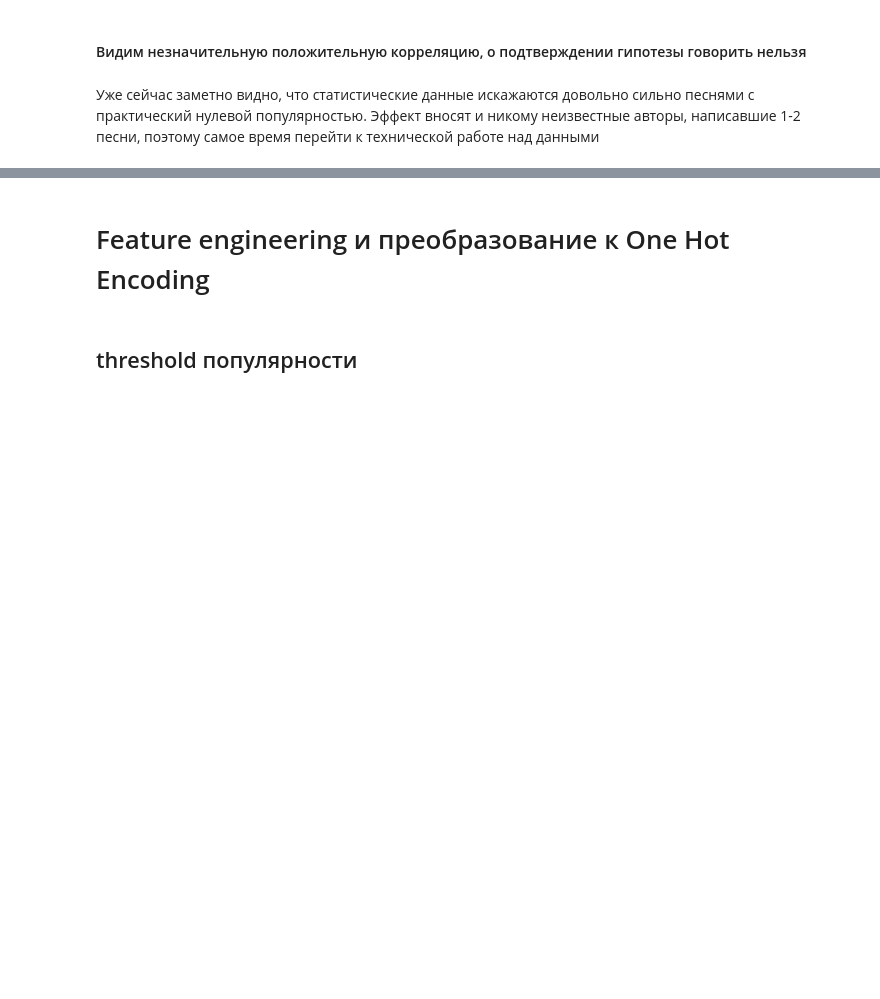
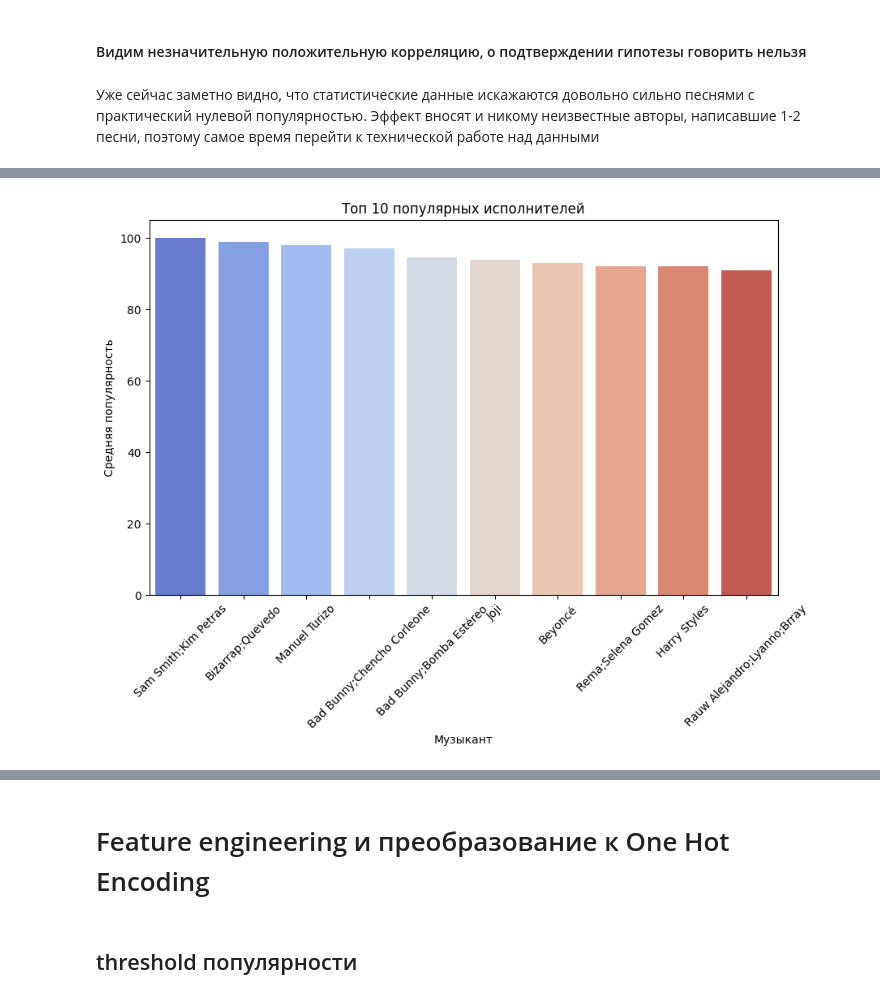
Before and after one commit to FelixShuic/spotify_model, a Jupyter notebook: duration.ipynb, the cells around one changed output, grey strips where cells are left out. Drawn from its saved outputs; the diff is of its cells as text; code cells hidden in the pictures; blank space fills up the shorter version.

```diff
--- a/duration.ipynb
+++ b/duration.ipynb
@@ -364,0 +488,11 @@ print(f'Корреляция между громкостью и популярн
+# %%
+artist_popularity = soundframe.groupby('artists')['popularity'].mean().sort_values(ascending=False).head(10)
+plt.figure(figsize=(10, 6))
+sns.barplot(x=artist_popularity.index, y=artist_popularity.values, hue=artist_popularity.index, palette='coolwarm', legend=False)
+plt.title('Топ 10 популярных исполнителей')
+plt.xlabel('Музыкант')
+plt.ylabel('Средняя популярность')
+plt.xticks(rotation=45)
+plt.show()
+# %% [output]
+[figure, added]
```
Also changed, not shown: parts of 16 cells of this notebook.
